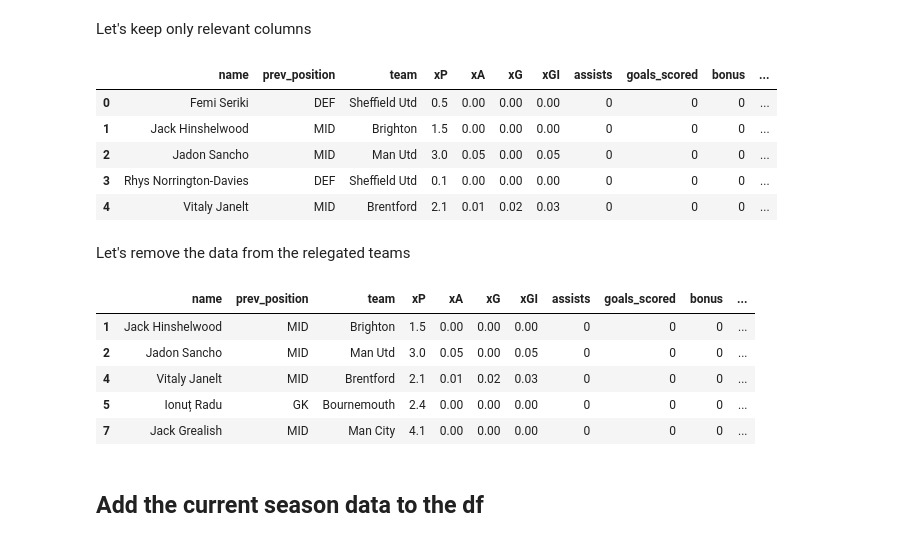
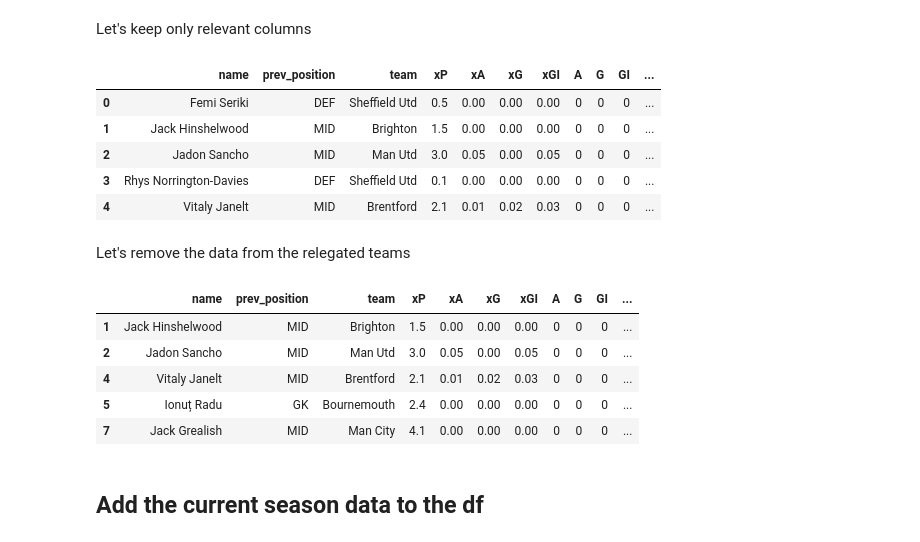
Before and after one commit to fajardgb/FPL-viz, a Jupyter notebook: preseason_scouting/get_szn_data.ipynb, the cells around one changed output. Saved outputs shown, nothing was run; the diff lists cells and outputs as text; code cells hidden in the pictures.

```diff
--- a/preseason_scouting/get_szn_data.ipynb
+++ b/preseason_scouting/get_szn_data.ipynb
@@ -27,16 +27,17 @@ Index(['name', 'position', 'team', 'xP', 'assists', 'bonus', 'bps',
 # %% [markdown]
 Let's keep only relevant columns
 # %%
+df['GI'] = df['assists'] + df['goals_scored']
 cols = ['name', 'position','team',
         'xP', 'expected_assists', 'expected_goals', 'expected_goal_involvements',
-        'assists', 'goals_scored',
+        'assists', 'goals_scored', 'GI',
         'bonus', 'bps',
         'minutes', 'total_points', 'value', 'GW']
 df = df[cols]
-df = df.rename(columns={'position': 'prev_position', 'expected_assists': 'xA', 'expected_goals': 'xG','expected_goal_involvements': 'xGI', 'value': 'prev_price'})
+df = df.rename(columns={'position': 'prev_position', 'expected_assists': 'xA', 'expected_goals': 'xG','expected_goal_involvements': 'xGI', 'assists': 'A', 'goals_scored': 'G', 'value': 'prev_price'})
 df.head()
 # %% [output]
-|  | name | prev_position | team | xP | xA | xG | xGI | assists | goals_scored | bonus | ... |
+|  | name | prev_position | team | xP | xA | xG | xGI | A | G | GI | ... |
 | 0 | Femi Seriki | DEF | Sheffield Utd | 0.5 | 0.00 | 0.00 | 0.00 | 0 | 0 | 0 | ... |
 | 1 | Jack Hinshelwood | MID | Brighton | 1.5 | 0.00 | 0.00 | 0.00 | 0 | 0 | 0 | ... |
 | 2 | Jadon Sancho | MID | Man Utd | 3.0 | 0.05 | 0.00 | 0.05 | 0 | 0 | 0 | ... |
@@ -50,7 +51,7 @@ relegated = ['Sheffield Utd', 'Luton', 'Burnley']
 df = df[~df['team'].isin(relegated)]
 df.head()
 # %% [output]
-|  | name | prev_position | team | xP | xA | xG | xGI | assists | goals_scored | bonus | ... |
+|  | name | prev_position | team | xP | xA | xG | xGI | A | G | GI | ... |
 | 1 | Jack Hinshelwood | MID | Brighton | 1.5 | 0.00 | 0.00 | 0.00 | 0 | 0 | 0 | ... |
 | 2 | Jadon Sancho | MID | Man Utd | 3.0 | 0.05 | 0.00 | 0.05 | 0 | 0 | 0 | ... |
 | 4 | Vitaly Janelt | MID | Brentford | 2.1 | 0.01 | 0.02 | 0.03 | 0 | 0 | 0 | ... |
```
Also changed, not shown: parts of 1 cell of this notebook, 2 other files.
